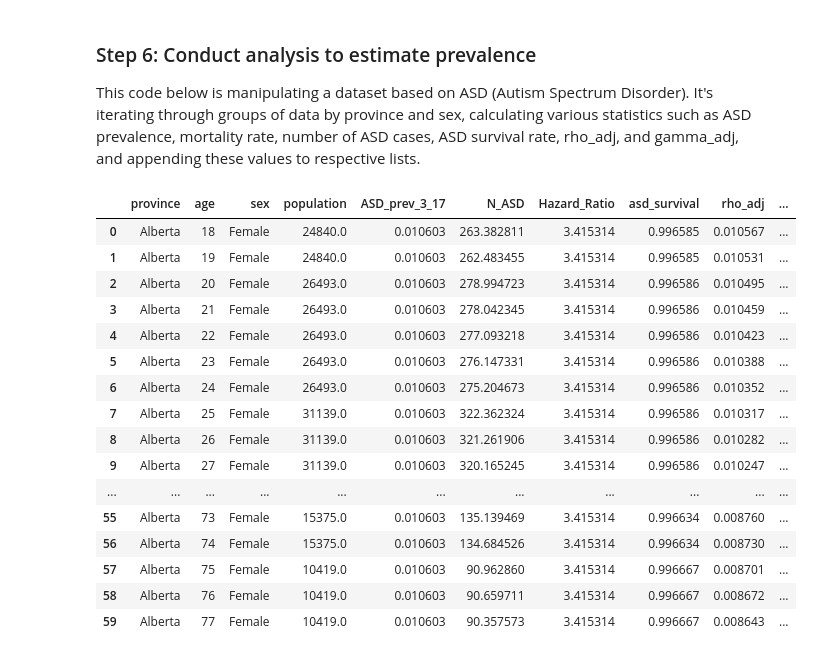
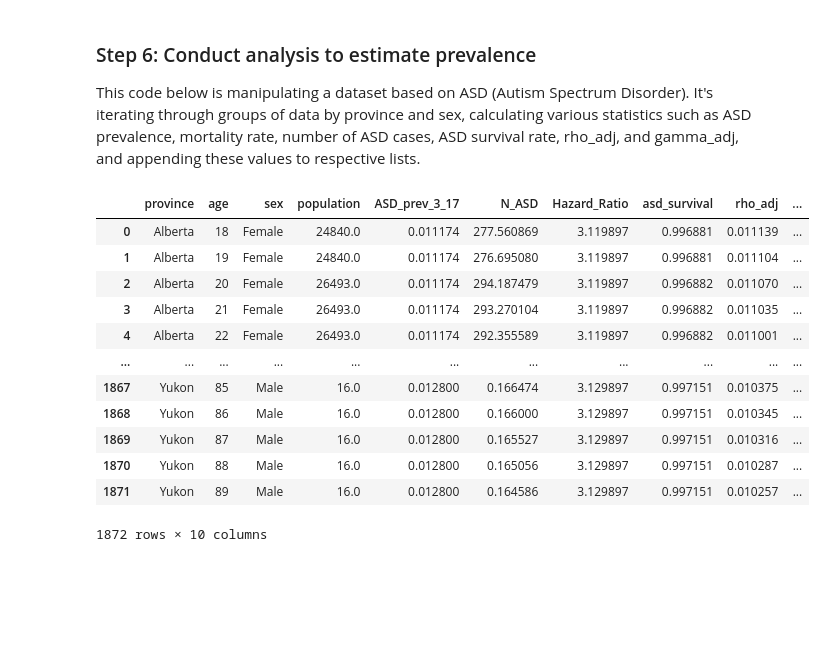
Before and after one commit to aaljaish/ASD_Prevalence, a Jupyter notebook: 03_Simulation_for_ASD_Prevalence.ipynb, the cells around one changed output. Cells and saved outputs as stored; diff of their text form; code cells hidden in the pictures; blank space fills up the shorter version.

```diff
--- a/03_Simulation_for_ASD_Prevalence.ipynb
+++ b/03_Simulation_for_ASD_Prevalence.ipynb
@@ -262,23 +254,3 @@ for num_sim in tqdm(range(0, 1000), desc="Running simulations"):
 
   data2=pd.DataFrame(mydata)
   sim_data.append(data2)
-# %%
-data2[0:60]
-# %% [output]
-|  | province | age | sex | population | ASD_prev_3_17 | N_ASD | Hazard_Ratio | asd_survival | rho_adj | ... |
-| 0 | Alberta | 18 | Female | 24840.0 | 0.010603 | 263.382811 | 3.415314 | 0.996585 | 0.010567 | ... |
-| 1 | Alberta | 19 | Female | 24840.0 | 0.010603 | 262.483455 | 3.415314 | 0.996585 | 0.010531 | ... |
-| 2 | Alberta | 20 | Female | 26493.0 | 0.010603 | 278.994723 | 3.415314 | 0.996586 | 0.010495 | ... |
-| 3 | Alberta | 21 | Female | 26493.0 | 0.010603 | 278.042345 | 3.415314 | 0.996586 | 0.010459 | ... |
-| 4 | Alberta | 22 | Female | 26493.0 | 0.010603 | 277.093218 | 3.415314 | 0.996586 | 0.010423 | ... |
-| 5 | Alberta | 23 | Female | 26493.0 | 0.010603 | 276.147331 | 3.415314 | 0.996586 | 0.010388 | ... |
-| 6 | Alberta | 24 | Female | 26493.0 | 0.010603 | 275.204673 | 3.415314 | 0.996586 | 0.010352 | ... |
-| 7 | Alberta | 25 | Female | 31139.0 | 0.010603 | 322.362324 | 3.415314 | 0.996586 | 0.010317 | ... |
-| 8 | Alberta | 26 | Female | 31139.0 | 0.010603 | 321.261906 | 3.415314 | 0.996586 | 0.010282 | ... |
-| 9 | Alberta | 27 | Female | 31139.0 | 0.010603 | 320.165245 | 3.415314 | 0.996586 | 0.010247 | ... |
-| ... | ... | ... | ... | ... | ... | ... | ... | ... | ... | ... |
-| 55 | Alberta | 73 | Female | 15375.0 | 0.010603 | 135.139469 | 3.415314 | 0.996634 | 0.008760 | ... |
-| 56 | Alberta | 74 | Female | 15375.0 | 0.010603 | 134.684526 | 3.415314 | 0.996634 | 0.008730 | ... |
-| 57 | Alberta | 75 | Female | 10419.0 | 0.010603 | 90.962860 | 3.415314 | 0.996667 | 0.008701 | ... |
-| 58 | Alberta | 76 | Female | 10419.0 | 0.010603 | 90.659711 | 3.415314 | 0.996667 | 0.008672 | ... |
-| 59 | Alberta | 77 | Female | 10419.0 | 0.010603 | 90.357573 | 3.415314 | 0.996667 | 0.008643 | ... |
@@ -297,3 +338,19 @@ def ci_summary(my_list, percent=True, Label='Mean'):
+# %%
+sim_data[0]
+# %% [output]
+|  | province | age | sex | population | ASD_prev_3_17 | N_ASD | Hazard_Ratio | asd_survival | rho_adj | ... |
+| 0 | Alberta | 18 | Female | 24840.0 | 0.011174 | 277.560869 | 3.119897 | 0.996881 | 0.011139 | ... |
+| 1 | Alberta | 19 | Female | 24840.0 | 0.011174 | 276.695080 | 3.119897 | 0.996881 | 0.011104 | ... |
+| 2 | Alberta | 20 | Female | 26493.0 | 0.011174 | 294.187479 | 3.119897 | 0.996882 | 0.011070 | ... |
+| 3 | Alberta | 21 | Female | 26493.0 | 0.011174 | 293.270104 | 3.119897 | 0.996882 | 0.011035 | ... |
+| 4 | Alberta | 22 | Female | 26493.0 | 0.011174 | 292.355589 | 3.119897 | 0.996882 | 0.011001 | ... |
+| ... | ... | ... | ... | ... | ... | ... | ... | ... | ... | ... |
+| 1867 | Yukon | 85 | Male | 16.0 | 0.012800 | 0.166474 | 3.129897 | 0.997151 | 0.010375 | ... |
+| 1868 | Yukon | 86 | Male | 16.0 | 0.012800 | 0.166000 | 3.129897 | 0.997151 | 0.010345 | ... |
+| 1869 | Yukon | 87 | Male | 16.0 | 0.012800 | 0.165527 | 3.129897 | 0.997151 | 0.010316 | ... |
+| 1870 | Yukon | 88 | Male | 16.0 | 0.012800 | 0.165056 | 3.129897 | 0.997151 | 0.010287 | ... |
+| 1871 | Yukon | 89 | Male | 16.0 | 0.012800 | 0.164586 | 3.129897 | 0.997151 | 0.010257 | ... |
+1872 rows × 10 columns
 # %%
 national_prevalence=[]
 national_prevalence_male=[]
```
Also changed, not shown: parts of 6 cells of this notebook.
